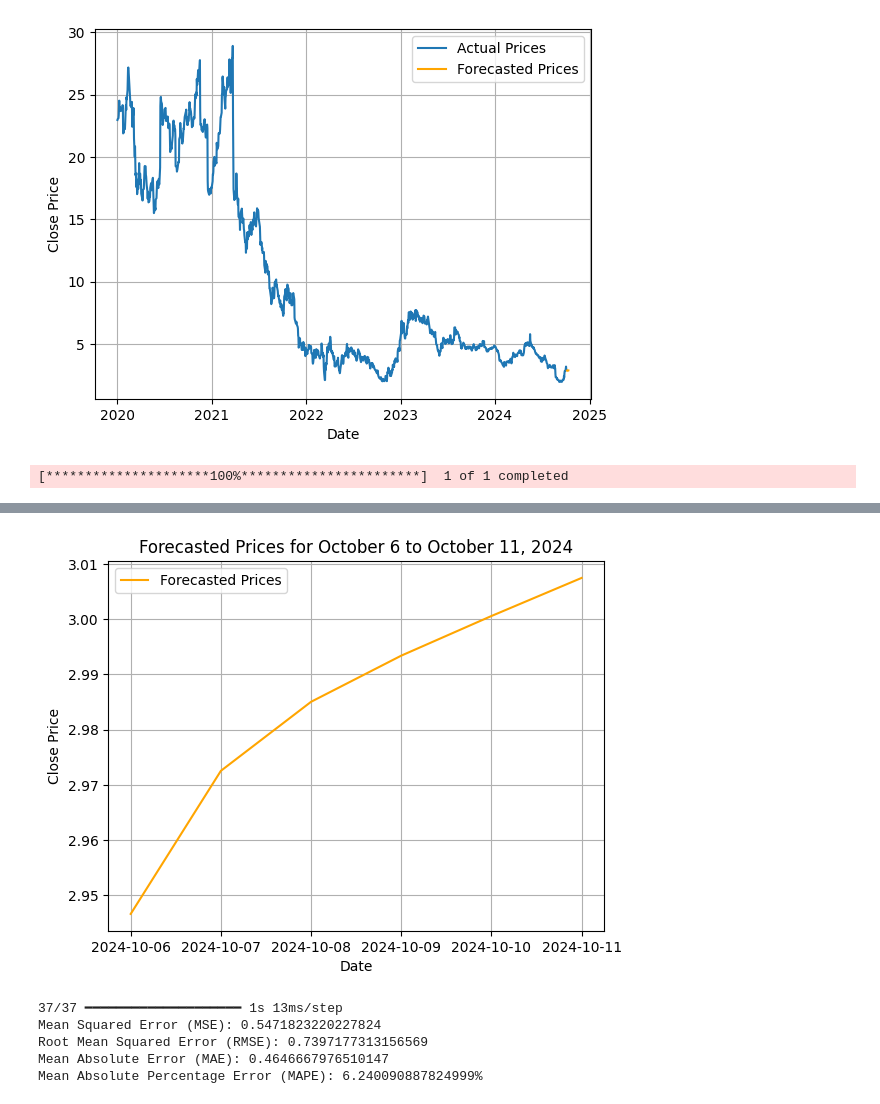
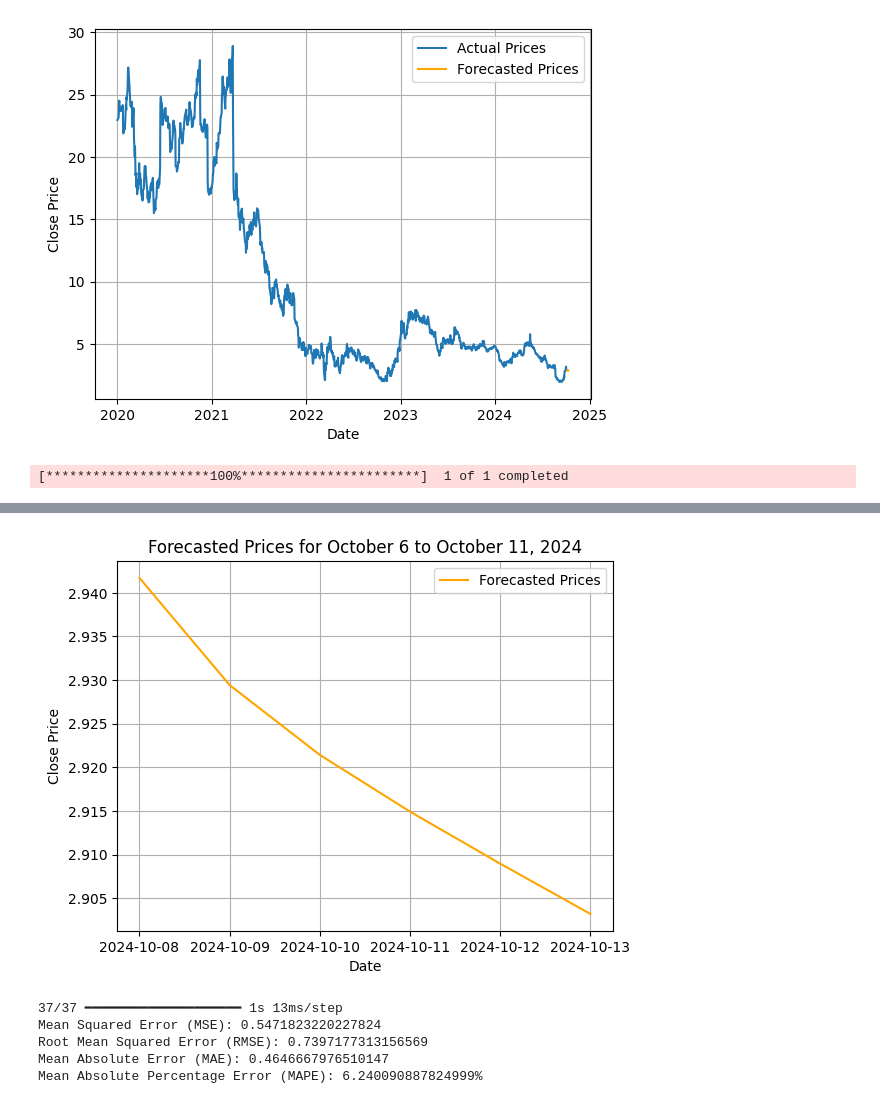
Before and after one commit to lianluoliang/data-science, a Jupyter notebook: iq_analysis.ipynb, the cells around one changed output, grey strips where cells are left out. Cells and saved outputs as stored; diff of their text form; code cells hidden in the pictures.

```diff
--- a/iq_analysis.ipynb
+++ b/iq_analysis.ipynb
@@ -121,8 +121,13 @@ from tensorflow.keras.layers import GRU, Dense, Input
 import matplotlib.pyplot as plt
 import keras
 import yfinance as yf
+import datetime
 # Download historical stock data for iQiyi
-data = yf.download('IQ', start='2020-01-01', end='2024-10-04')
+# Get today's date
+today = datetime.date.today()
+# Format the date as 'YYYY-MM-DD'
+end_date = today.strftime('%Y-%m-%d')
+data = yf.download('IQ', start='2020-01-01', end=end_date)
 # Reset index to make 'Date' a column
 data = data.reset_index()
 data.set_index('Date', inplace=True)
@@ -177,7 +182,7 @@ for _ in range(6):
 forecast_gru = scaler.inverse_transform(np.array(forecast_gru_scaled).reshape(-1, 1))
 
 # Prepare forecast dates
-forecast_dates = pd.date_range(start='2024-10-06', periods=6)
+forecast_dates = pd.date_range(start='2024-10-08', periods=6)
 
 # Create a DataFrame with forecasted values
 forecast_results = pd.DataFrame({
@@ -216,4 +220,4 @@ Epoch 7/10
-[figure, old version]
+[figure, new version]
 # %%
 import numpy as np
 from sklearn.metrics import mean_squared_error, mean_absolute_error
```
Also changed, not shown: parts of 1 cell of this notebook.
